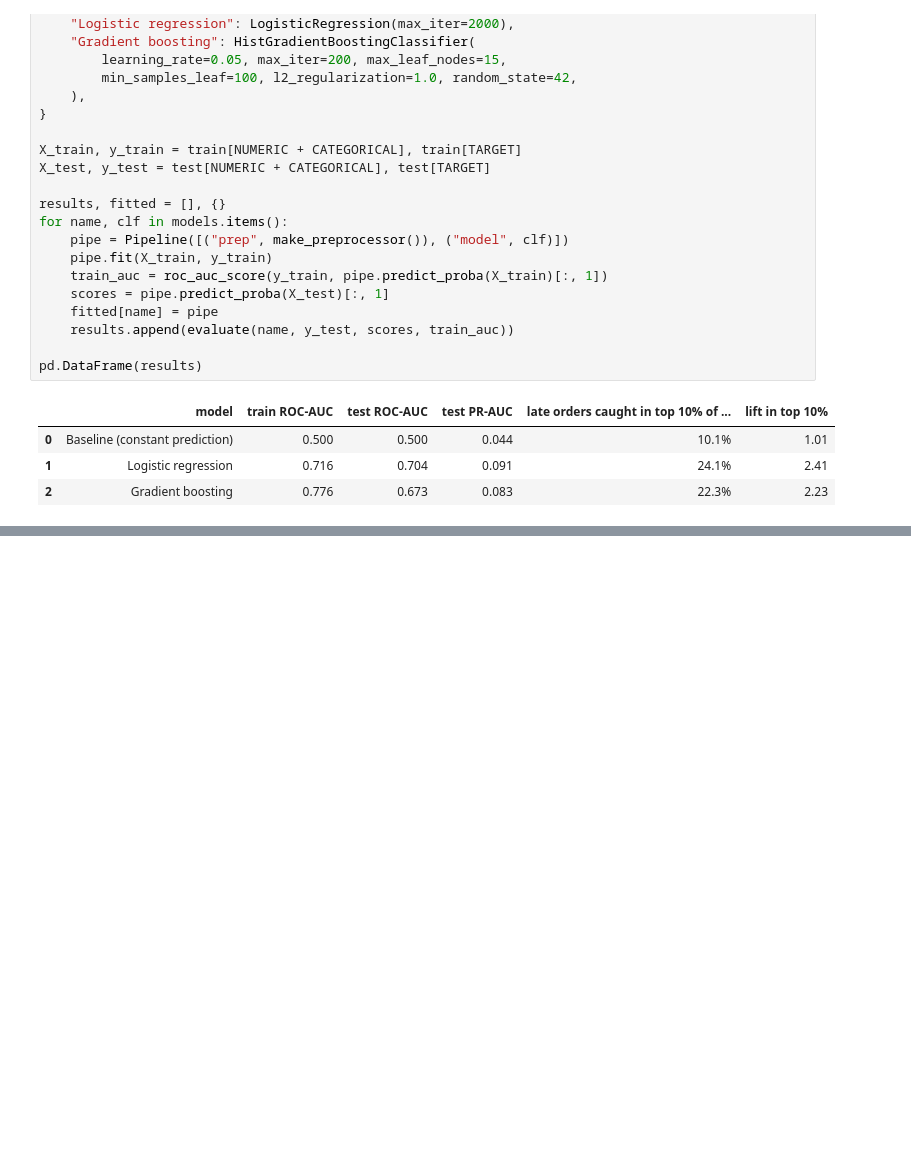
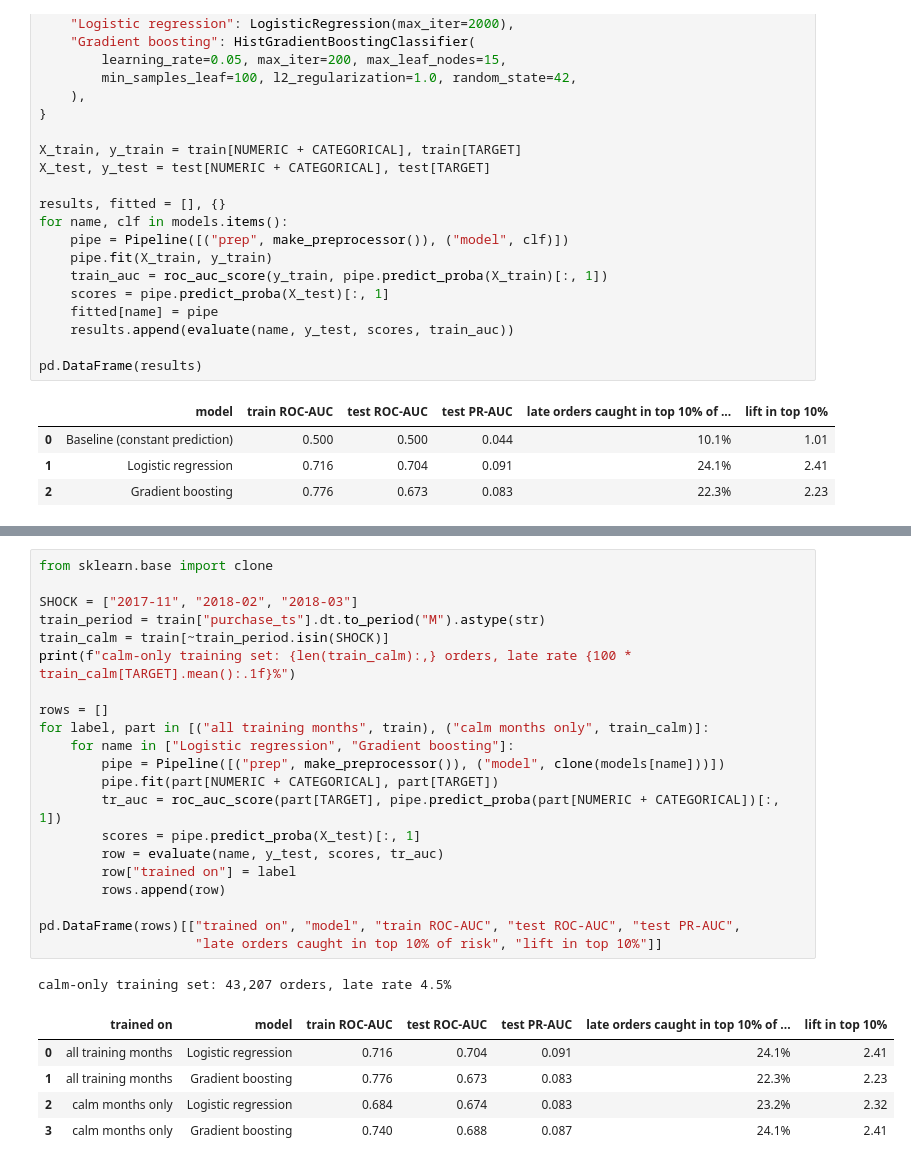
Before and after one commit to eQuaEnoo/olist-ecommerce-analysis, a Jupyter notebook: notebooks/02-predict-late-delivery.ipynb, the cells around one changed output, grey strips where cells are left out. Cells and saved outputs as stored; diff of their text form; blank space fills up the shorter version.

Commit message:
Part 2: basline and first models, shift diagnostics

```diff
--- a/notebooks/02-predict-late-delivery.ipynb
+++ b/notebooks/02-predict-late-delivery.ipynb
@@ -337,0 +369,28 @@ pd.DataFrame(results)
+# %%
+from sklearn.base import clone
+
+SHOCK = ["2017-11", "2018-02", "2018-03"]
+train_period = train["purchase_ts"].dt.to_period("M").astype(str)
+train_calm = train[~train_period.isin(SHOCK)]
+print(f"calm-only training set: {len(train_calm):,} orders, late rate {100 * train_calm[TARGET].mean():.1f}%")
+
+rows = []
+for label, part in [("all training months", train), ("calm months only", train_calm)]:
+    for name in ["Logistic regression", "Gradient boosting"]:
+        pipe = Pipeline([("prep", make_preprocessor()), ("model", clone(models[name]))])
+        pipe.fit(part[NUMERIC + CATEGORICAL], part[TARGET])
+        tr_auc = roc_auc_score(part[TARGET], pipe.predict_proba(part[NUMERIC + CATEGORICAL])[:, 1])
+        scores = pipe.predict_proba(X_test)[:, 1]
+        row = evaluate(name, y_test, scores, tr_auc)
+        row["trained on"] = label
+        rows.append(row)
+
+pd.DataFrame(rows)[["trained on", "model", "train ROC-AUC", "test ROC-AUC", "test PR-AUC",
+                    "late orders caught in top 10% of risk", "lift in top 10%"]]
+# %% [output]
+calm-only training set: 43,207 orders, late rate 4.5%
+|  | trained on | model | train ROC-AUC | test ROC-AUC | test PR-AUC | late orders caught in top 10% of ... | lift in top 10% |
+| 0 | all training months | Logistic regression | 0.716 | 0.704 | 0.091 | 24.1% | 2.41 |
+| 1 | all training months | Gradient boosting | 0.776 | 0.673 | 0.083 | 22.3% | 2.23 |
+| 2 | calm months only | Logistic regression | 0.684 | 0.674 | 0.083 | 23.2% | 2.32 |
+| 3 | calm months only | Gradient boosting | 0.740 | 0.688 | 0.087 | 24.1% | 2.41 |
```
Also changed, not shown: parts of 2 cells of this notebook.
